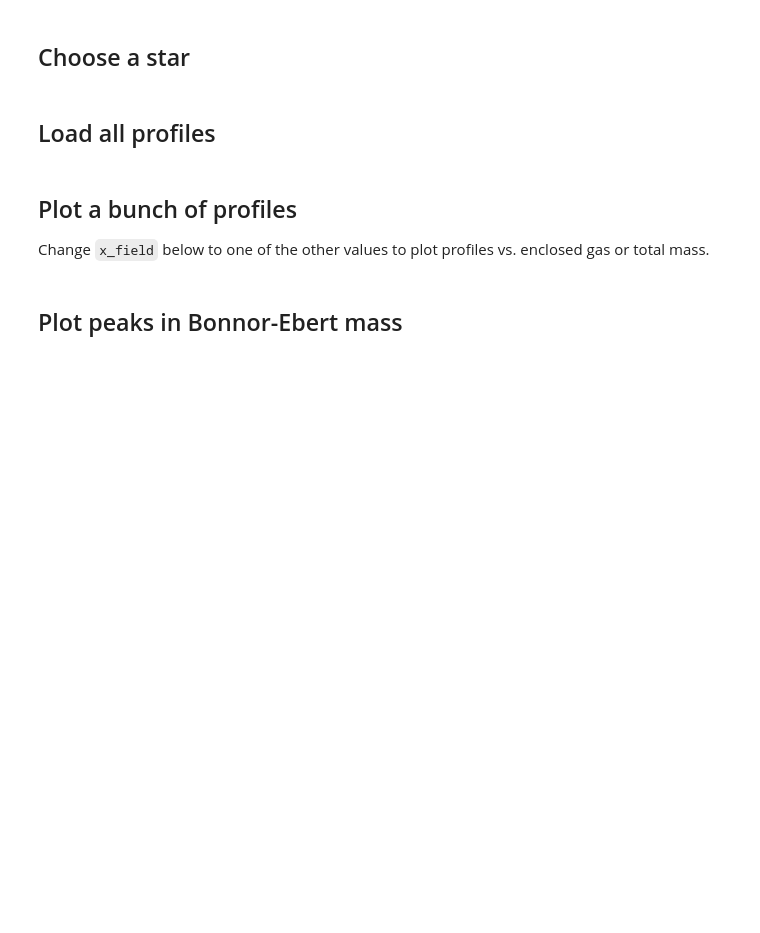
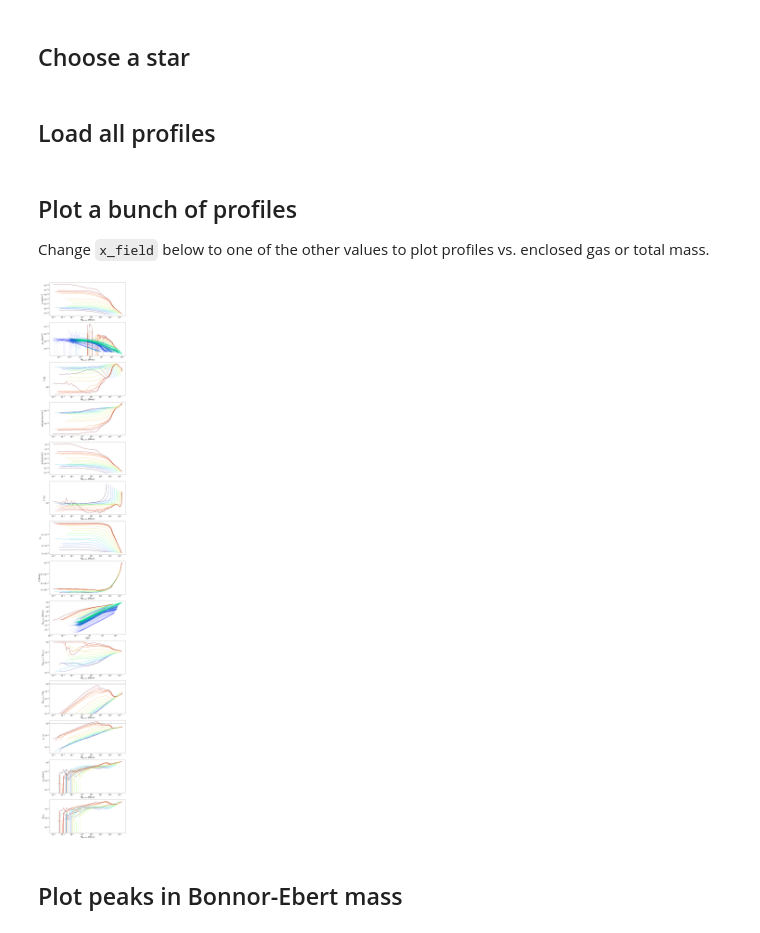
Before and after one commit to brittonsmith/yt_p2p, a Jupyter notebook: notebooks/star_minihalo_profiles_cube.ipynb, the cells around one changed output. Cells and saved outputs as stored; diff of their text form; code cells hidden in the pictures; blank space fills up the shorter version.

Commit message:
Add profile cube notebook.

```diff
--- a/notebooks/star_minihalo_profiles_cube.ipynb
+++ b/notebooks/star_minihalo_profiles_cube.ipynb
@@ -37,7 +37,7 @@ creation_time = my_star["creation_time"]
 # %% [markdown]
 ## Load all profiles
 # %%
-filename = os.path.join("star_cubes", f"star_{star_id}_mass.h5")
+filename = os.path.join("star_cubes", f"star_{star_id}_radius.h5")
 pds = yt.load(filename)
 profile_data = pds.data
 # %% [markdown]
@@ -45,8 +45,8 @@ profile_data = pds.data
 
 Change `x_field` below to one of the other values to plot profiles vs. enclosed gas or total mass.
 # %%
-x_field = 'radius'
-# x_field = 'gas_mass_enclosed'
+# x_field = 'radius'
+x_field = 'gas_mass_enclosed'
 # x_field = 'total_mass_enclosed'
 
 plots = (
@@ -55,7 +55,7 @@ plots = (
     ('temperature', x_field),
     ('entropy', x_field),
     ('pressure', x_field),
-    ('hyd_eq_pressure', x_field),
+    ('hydrostatic_pressure', x_field),
     ('H2_fraction', x_field),
     ('metallicity', x_field),
     ('gas_mass_enclosed', 'radius'),
@@ -75,7 +75,7 @@ labels = {
     'temperature': 'T [K]',
     'entropy': 'entropy [erg cm$^{2}$]',
     'pressure': 'p [dyne/cm$^{2}$]',
-    'hyd_eq_pressure': 'p / p$_{eq}$',
+    'hydrostatic_pressure': 'p / p$_{eq}$',
     'H2_fraction': 'f$_{H2}$',
     'metallicity': 'Z [Zsun]',
     'baryon_fraction': 'M$_{gas,enc}$ / M$_{tot,enc}$',
@@ -99,22 +99,25 @@ plotter = DataPlotter(plots, labels)
 pbar = yt.get_pbar("Plotting", times.size)
 
 for i, current_time in enumerate(times):
-    pbar.update(i)
+    pbar.update(i+1)
 
     before = current_time < creation_time
 
-    used = profile_data["data", "cell_volume_weight"][i] > 1e7
+    used = profile_data["data", "used"][i].d.astype(bool)
+    radius_bins = profile_data["data", "radius"]
+    lrb = np.log10(radius_bins)
+    radius = np.power(10, (lrb[:-1] + lrb[1:]) / 2)[used] * radius_bins.units
+    dr = np.diff(radius_bins)[used]
 
     m_tot_enc = profile_data["data", "total_mass_enclosed"][i, used].to("Msun")
     m_gas_enc = profile_data["data", "gas_mass_enclosed"][i, used].to("Msun")
     m_dm_enc = profile_data["data", "dark_matter_mass_enclosed"][i, used].to("Msun")
 
-    r = profile_data["data", "radius"][i, used].to("pc")
     rho_v = profile_data["data", "gas_density_volume_weighted"][i, used]
     rho_dm = profile_data["data", "dark_matter_density_volume_weighted"][i, used]
 
     plot_data = {
-        "radius": r,
+        "radius": radius,
         "gas_mass_enclosed": m_gas_enc,
         "total_mass_enclosed": m_tot_enc,
         "dm_density": rho_dm,
@@ -138,46 +141,52 @@ for i, current_time in enumerate(times):
         # t_ff = profile_data["data", "total_dynamical_time"][i, used].to("Myr") / np.sqrt(2)
         t_ff = profile_data["data", "dynamical_time"][i, used].to("Myr") / np.sqrt(2)
         t_cool = profile_data["data", "cooling_time"][i, used].to("Myr")
-        t_cs = (2 * r / cs_eff).to("Myr")
+        t_cs = (2 * radius / cs_eff).to("Myr")
         t_rat = t_cs / t_ff
         # t_rat = t_cool / t_ff
 
-        dr = profile_data["data", "dr"][i, used]
-        dp = (G * m_tot_enc * rho * dr / r**2)
-        p_eq = dp[::-1].cumsum()[::-1]
-        dp_dm = (G * m_dm_enc * rho * dr / r**2)
-        p_eq_dm = dp_dm[::-1].cumsum()[::-1].in_cgs()
+        # include dark matter and baryon mass
+        # dp = (G * m_tot_enc * rho * dr / radius**2)
+        # p_eq = dp[::-1].cumsum()[::-1]
+
+        # include dark matter mass only
+        # dp_dm = (G * m_dm_enc * rho * dr / radius**2)
+        # p_eq_dm = dp_dm[::-1].cumsum()[::-1].in_cgs()
+
+        p_hyd = profile_data["data", "hydrostatic_pressure"][i, used]
 
         plot_data.update({
             "gas_density": rho,
             "temperature": T,
             "entropy": entropy,
             "pressure": p,
-            "hyd_eq_pressure": (p/p_eq_dm).to(""),
+            "hydrostatic_pressure": (p/p_hyd).to(""),
             "H2_fraction": H2,
             "metallicity": Z,
             "mbe_ratio": m_rat,
             "timescale_ratio": t_rat,
             "baryon_fraction": (m_gas_enc/m_tot_enc),
             "turbulent_velocity": v_turb.to("km/s"),
             "turbulent_mach_number": (v_turb/cs).to("")
         })
 
     if before:
         color = pyplot.cm.turbo(float(i/(ibefore-1)))
         alpha = 1
     else:
         color = pyplot.cm.winter(float(i-ibefore)/(iafter-1))
         alpha = 0.2
     plotter.plot_data(plot_data, color=color, alpha=alpha)
 
 pbar.finish()
 
 plotter.plot_axes()
 plotter.axes["mbe_ratio"].set_ylim(1e-4, 3)
 plotter.axes["mbe_ratio"].axhline(y=1, color="black", linestyle="--")
 plotter.axes["timescale_ratio"].axhline(y=1, color="black", linestyle="--")
 pyplot.show()
+# %% [output]
+[figure, added]
 # %% [markdown]
 ## Plot peaks in Bonnor-Ebert mass
 # %%
```
